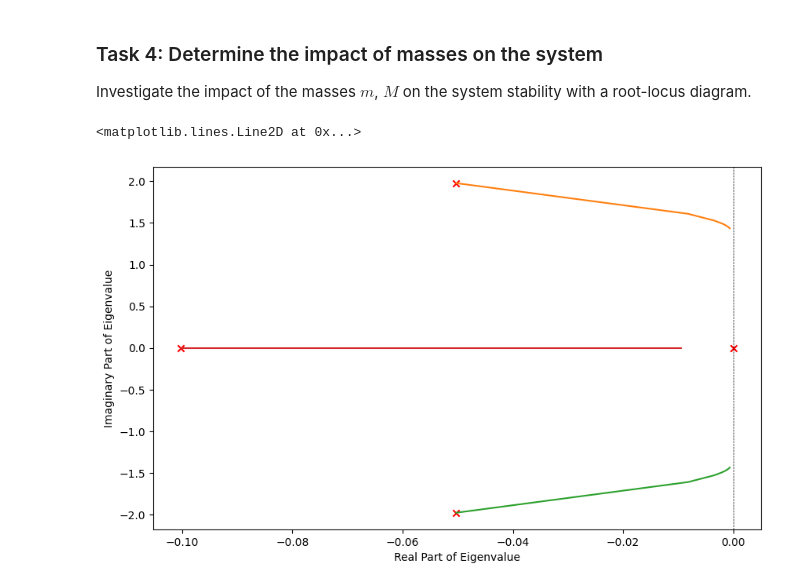
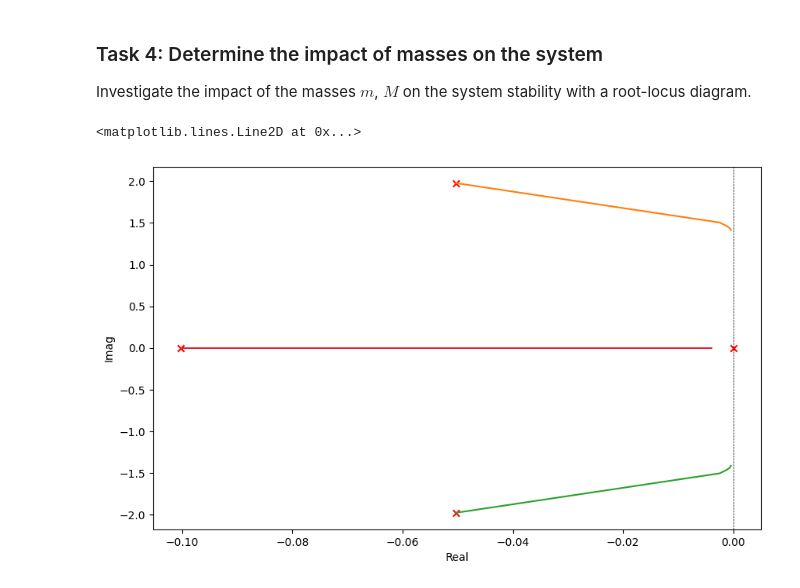
Before and after one commit to BeneJoh/ControlSystems, a Jupyter notebook: sessionA.ipynb, the cells around one changed output. Drawn from its saved outputs; the diff is of its cells as text; code cells hidden in the pictures.

```diff
--- a/sessionA.ipynb
+++ b/sessionA.ipynb
@@ -158,7 +158,7 @@ Investigate the impact of the masses $m$, $M$ on the system stability with a roo
 # %%
 nm= 10
 ls_list = np.zeros((4, nm), dtype=complex)  # to store eigenvalues for different masses
-for (i, m_c) in enumerate(np.linspace(100, 2000, nm)):
+for (i, m_c) in enumerate(np.linspace(100, 5000, nm)):
     cablecar_params_cur = cablecar_params.copy()
     cablecar_params_cur['m'] = m_c  # update mass parameter
     cablecar_sys_cur = ct.nlsys(
@@ -170,13 +170,13 @@ for (i, m_c) in enumerate(np.linspace(100, 2000, nm)):
 # %%
 plt.figure(figsize=(10, 6))
 for i in range(4):
     plt.plot(ls_list[i,:].real, ls_list[i, :].imag, label=f'Eigenvalue {i+1}')
     # plot initial points
     plt.scatter(ls_list[i, 0].real, ls_list[i, 0].imag, color='red', marker='x')
-plt.xlabel('Real Part of Eigenvalue')
-plt.ylabel('Imaginary Part of Eigenvalue')
+plt.xlabel('Real')
+plt.ylabel('Imag')
 # vertical line at 0
 plt.axvline(0, color='black', linestyle='--', linewidth=0.5)
 # %% [output]
 <matplotlib.lines.Line2D at 0x...>
-[figure, old version]
+[figure, new version]
```
Also changed, not shown: parts of 4 cells of this notebook.
